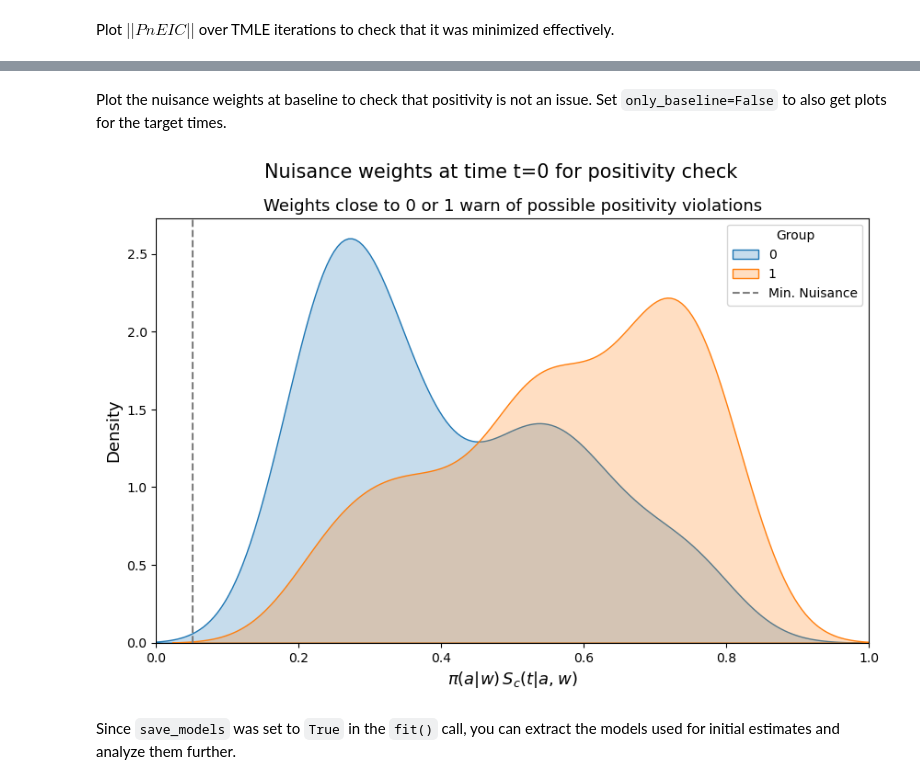
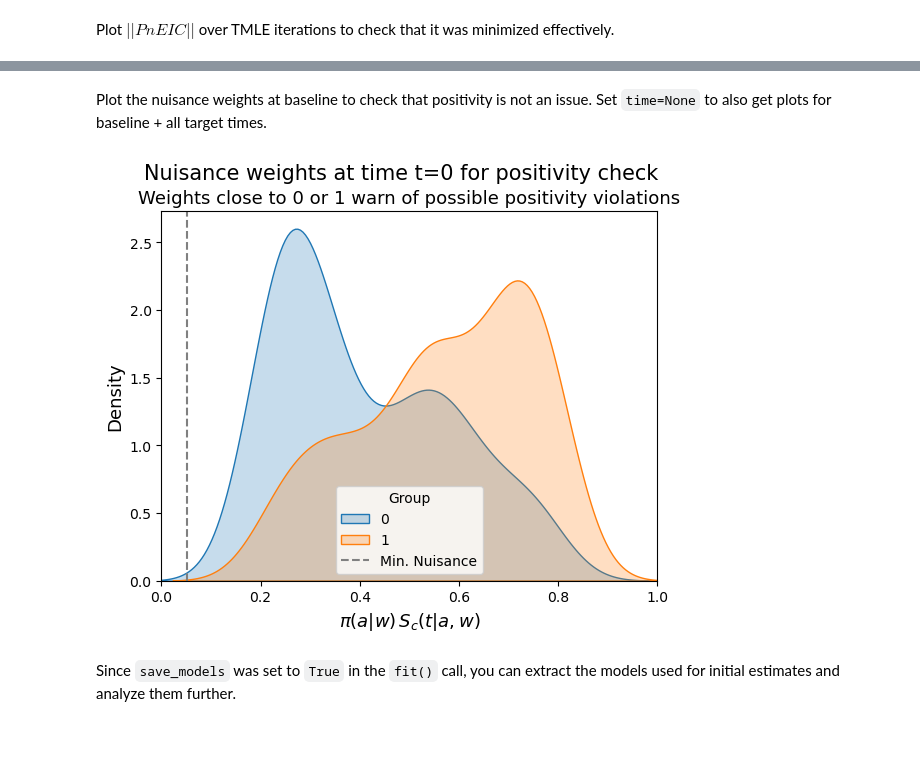
Before and after one commit to SCAI-BIO/pytmle, a Jupyter notebook: notebooks/01_tutorial_basic.ipynb, the cells around one changed output, grey strips where cells are left out. Cells and saved outputs as stored; diff of their text form; code cells hidden in the pictures; blank space fills up the shorter version.

Commit message:
Refactor: made plot_nuisance_weights more flexible

```diff
--- a/notebooks/01_tutorial_basic.ipynb
+++ b/notebooks/01_tutorial_basic.ipynb
@@ -112,9 +112,9 @@ tmle.plot_norm_pn_eic()
 # %% [markdown]
-Plot the nuisance weights at baseline to check that positivity is not an issue. Set `only_baseline=False` to also get plots for the target times.
+Plot the nuisance weights at baseline to check that positivity is not an issue. Set `time=None` to also get plots for baseline + all target times.
 # %%
-tmle.plot_nuisance_weights(only_baseline=True)
+tmle.plot_nuisance_weights(time=0)
 # %% [output]
-[figure, old version]
+[figure, new version]
 # %% [markdown]
 Since `save_models` was set to `True` in the `fit()` call, you can extract the models used for initial estimates and analyze them further.
 # %%
```
Also changed, not shown: parts of 1 cell of this notebook, 4 other files.
